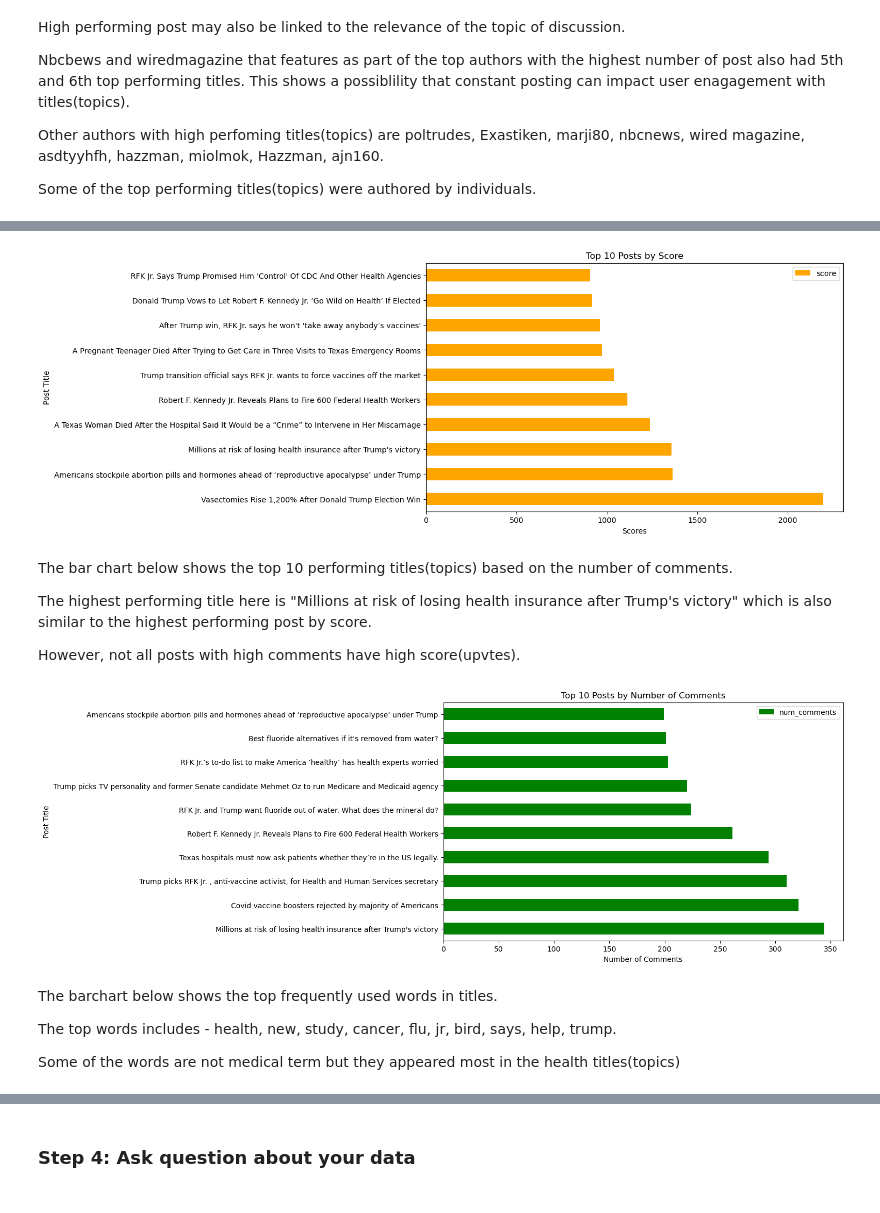
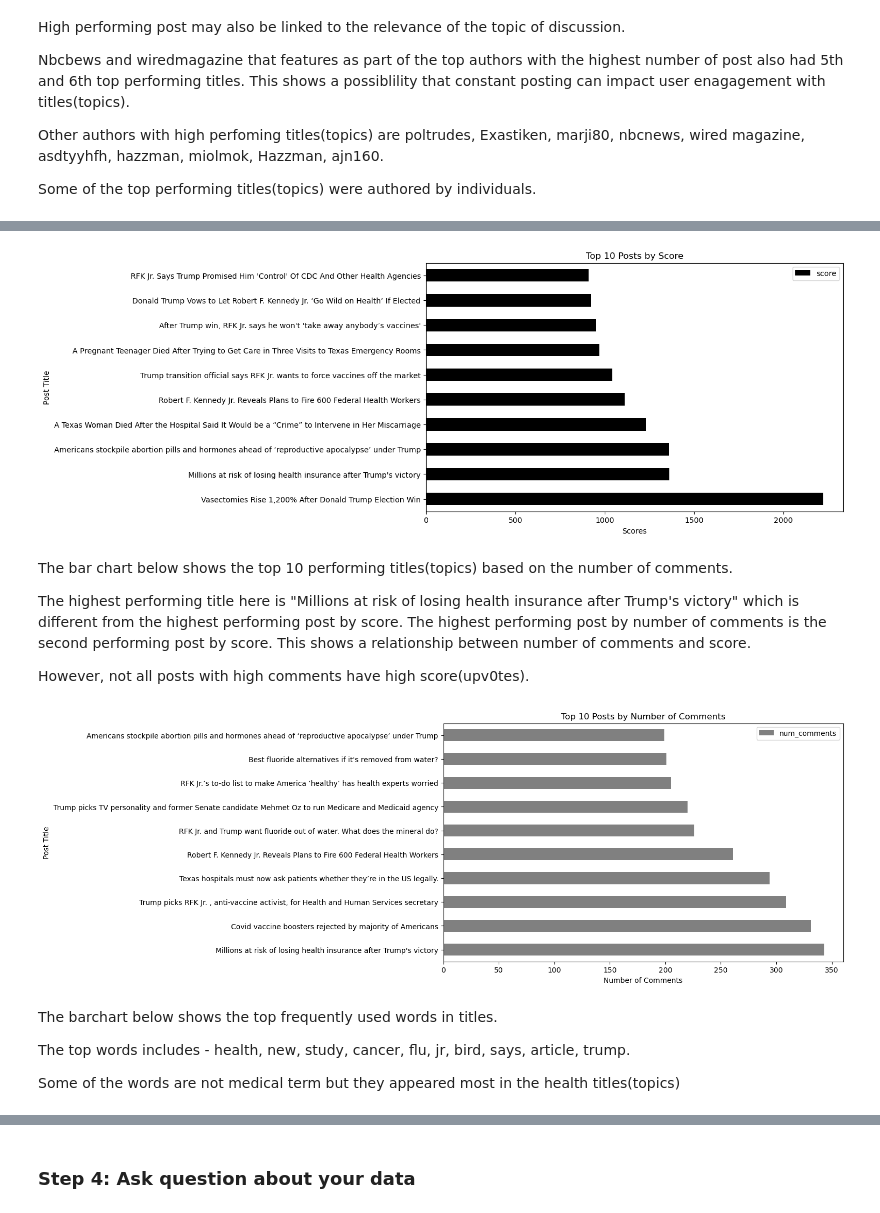
Before and after one commit to Olayemi-cloud/jh24993_EMATM0048---Python-Project, a Jupyter notebook: jh24993_EMATM0048_Q2.ipynb, the cells around one changed output, grey strips where cells are left out. Saved outputs shown, nothing was run; the diff lists cells and outputs as text; code cells hidden in the pictures.

```diff
--- a/jh24993_EMATM0048_Q2.ipynb
+++ b/jh24993_EMATM0048_Q2.ipynb
@@ -219,9 +214,11 @@ dtype: int64
+# %%
+health_reddit = health_reddit.dropna()
 # %% [markdown]
 The code below will remove unwanted columns
 # %%
 # Remove unwanted columns
-columns_to_drop = ['nsfw', 'gilded', 'num_crossposts', 'domain', 'upvote_ratio']  # Example columns to drop
-health_reddit.drop(columns=columns_to_drop, inplace=True
+columns_to_drop = ['nsfw', 'num_crossposts', 'domain', 'upvote_ratio']
+health_reddit.drop(columns=columns_to_drop, inplace=True)
 print(health_reddit.columns)
 # %% [output]
 Index(['id', 'title', 'num_comments', 'score', 'author', 'subreddit', 'date'], dtype='object')
@@ -340,11 +339,0 @@ Getting sentiments for dataset
-# %%
-from textblob import TextBlob
-
-def get_sentiment(text):
-    return TextBlob(text).sentiment.polarity
-
-# Get sentiments for every column
-health_reddit['sentiment'] = health_reddit['title'].apply(get_sentiment)
-
-# Display
-print(health_reddit[['title', 'sentiment']])
@@ -616,30 +591,30 @@ The possibility of this post being the highest performing may be linked to the f
 Please note: I used health_reddit here because the clean_data has undergone some word processing and altered the full topic sentences.
 # %%
 top_posts = health_reddit.nlargest(10, 'score')
-top_posts.plot(x='title', y='score', kind='barh', figsize=(10, 6), title='Top 10 Posts by Score', color='orange')
+top_posts.plot(x='title', y='score', kind='barh', figsize=(10, 6), title='Top 10 Posts by Score', color='black')
 plt.xlabel('Scores')
 plt.ylabel('Post Title')
 plt.show()
 # %% [output]
-[figure, old version]
+[figure, new version]
 # %% [markdown]
 The bar chart below shows the top 10 performing titles(topics) based on the number of comments.
 
-The highest performing title here is "Millions at risk of losing health insurance after Trump's victory" which is also similar to the highest performing post by score.
+The highest performing title here is "Millions at risk of losing health insurance after Trump's victory" which is different from the highest performing post by score. The highest performing post by number of comments is the second performing post by score. This shows a relationship between number of comments and score.
 
-However, not all posts with high comments have high score(upvtes).
+However, not all posts with high comments have high score(upv0tes).
 # %%
 top_comments = health_reddit.nlargest(10, 'num_comments')
-top_comments.plot(x='title', y='num_comments', kind='barh', figsize=(10, 6), title='Top 10 Posts by Number of Comments', color='green')
+top_comments.plot(x='title', y='num_comments', kind='barh', figsize=(10, 6), title='Top 10 Posts by Number of Comments', color='gray')
 plt.xlabel('Number of Comments')
 plt.ylabel('Post Title')
 plt.show()
 # %% [output]
-[figure, old version]
+[figure, new version]
 # %% [markdown]
 The barchart below shows the top frequently used words in titles.
 
-The top words includes - health, new, study, cancer, flu, jr, bird, says, help, trump.
+The top words includes - health, new, study, cancer, flu, jr, bird, says, article, trump.
 
 Some of the words are not medical term but they appeared most in the health titles(topics)
 # %%
```
Also changed, not shown: parts of 70 cells of this notebook.
